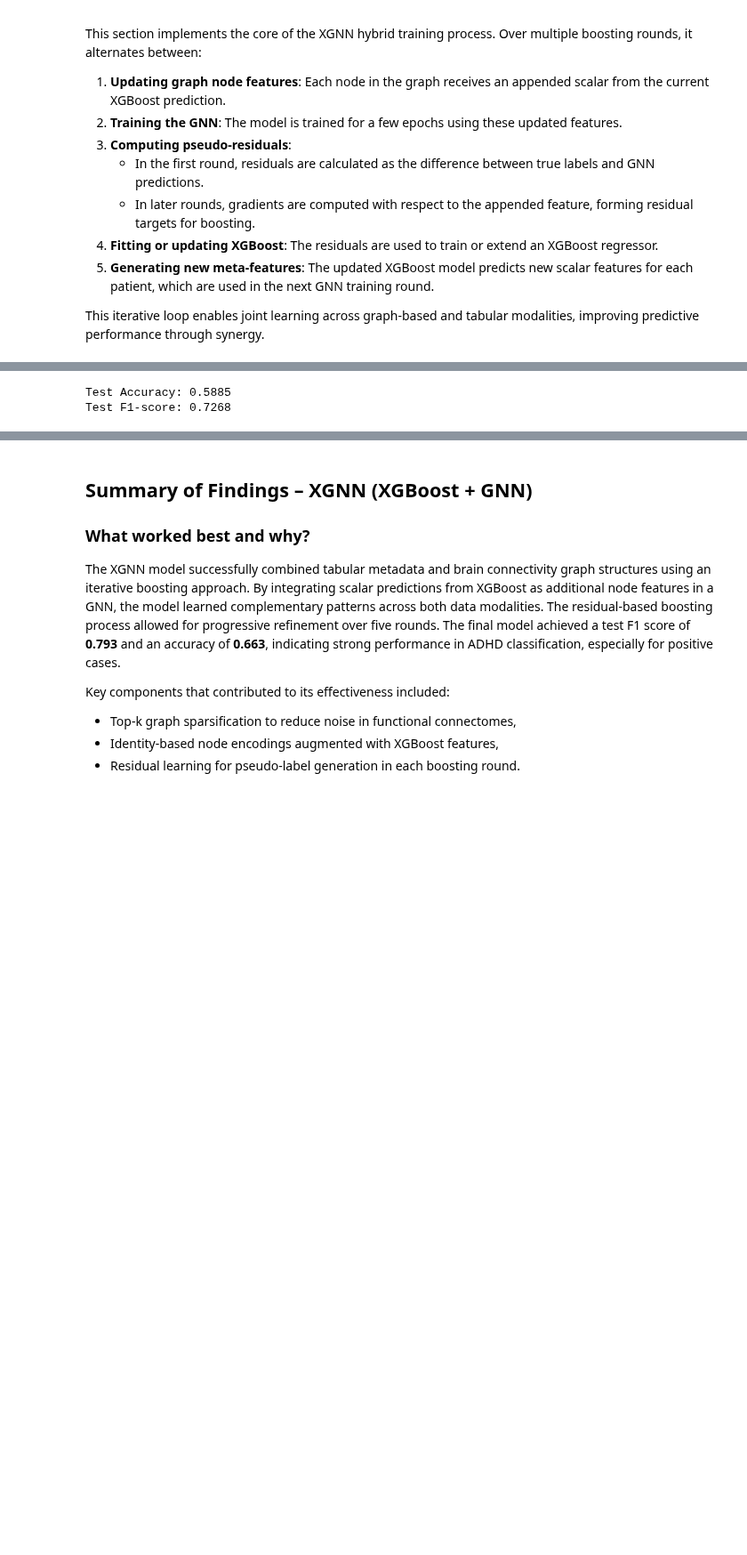
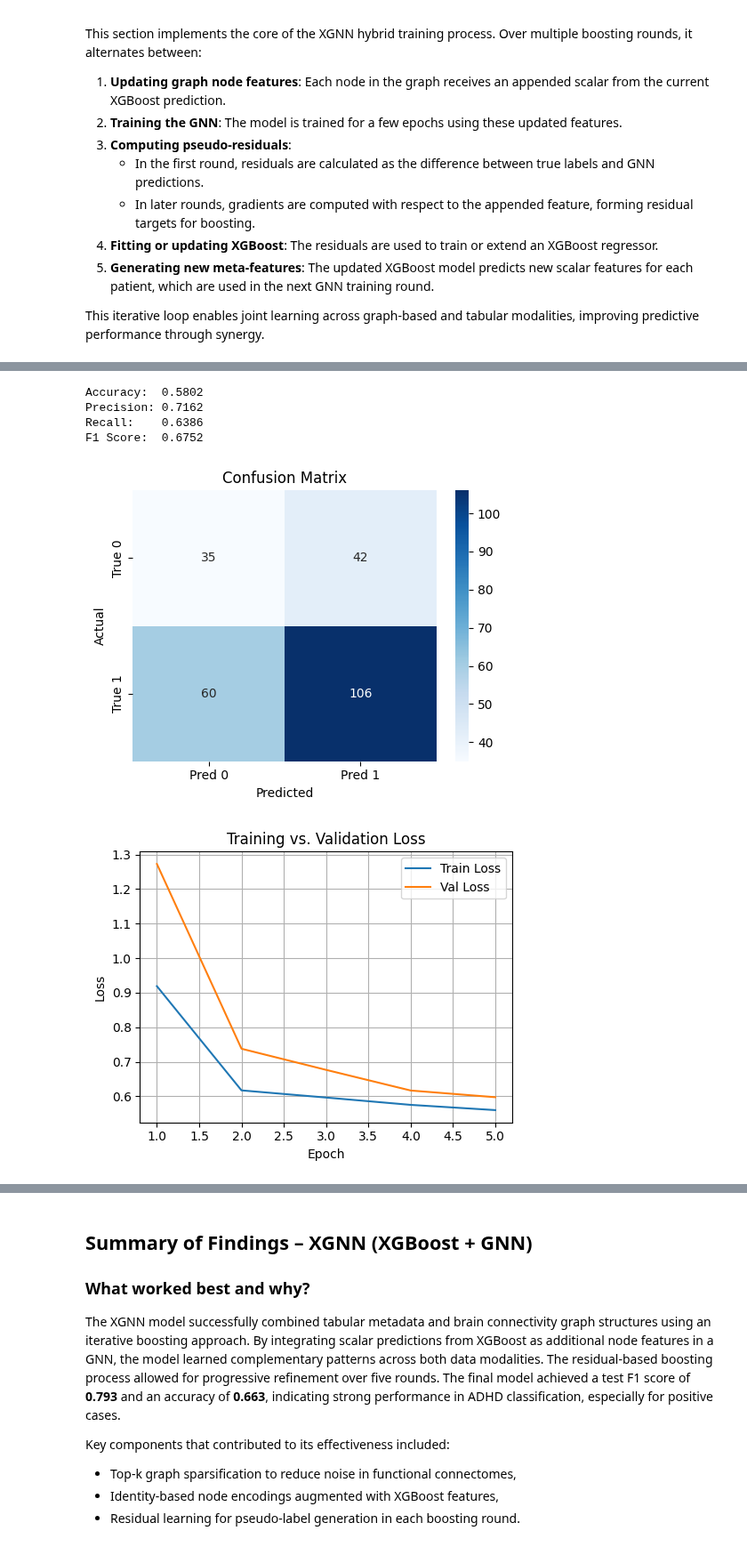
Before and after one commit to wendycarv/adhdDiagnosis, a Jupyter notebook: xgnn_final_model.ipynb, the cells around one changed output, grey strips where cells are left out. Shown at 89% size. Drawn from its saved outputs; the diff is of its cells as text; code cells hidden in the pictures; blank space fills up the shorter version.

Commit message:
Finalized metrics for ADHD and Sex

```diff
--- a/xgnn_final_model.ipynb
+++ b/xgnn_final_model.ipynb
@@ -87,7 +83,7 @@ These graph objects are split into PyG DataLoaders for downstream training and e
 # %%
 # --- 2. Build per-patient graph Data objects ---
 # Reconstruct each patient’s 200×200 connectivity matrix from conn_df (flattened in columns)
-n = int((1 + np.sqrt(1 + 8 * (conn_df.shape[1]-1))) / 2)  # infer number of regions
+n = 200
 connectome_vals = conn_df.drop(columns="participant_id").values  # shape [num_patients, n(n-1)/2]
 # Build symmetric matrices with diag=1
 connectomes = np.zeros((num_patients, n, n), dtype=float)
@@ -122,13 +118,13 @@ for i in range(num_patients):
     # we reserve N_boost rounds, but start with zeros
     # we'll stack these onto x later in the loop
     data = Data(x=x, edge_index=edge_index, edge_attr=edge_attr,
-                y=torch.tensor([y_all[i]], dtype=torch.float))
+                y=torch.tensor([y[i]], dtype=torch.float))
     data_list.append(data)
 
 # Split into DataLoaders
-train_count = len(y_train)
-train_loader = DataLoader(data_list[:train_count], batch_size=16, shuffle=True)
-test_loader  = DataLoader(data_list[train_count:], batch_size=16, shuffle=False)
+train_loader = DataLoader([data_list[i] for i in train_idx], batch_size=16, shuffle=True)
+val_loader   = DataLoader([data_list[i] for i in val_idx], batch_size=16, shuffle=False)
+test_loader  = DataLoader([data_list[i] for i in test_idx], batch_size=16, shuffle=False)
 # %% [markdown]
 ### GNN Model Architecture and Training Setup
 
@@ -281,21 +299,74 @@ This section evaluates the fully trained XGNN model on the test set of patient g
 
 These metrics reflect how well the joint XGBoost-GNN model generalizes to unseen patients.
 # %%
+from sklearn.metrics import accuracy_score, precision_score, recall_score, f1_score, confusion_matrix, roc_curve, auc
+import matplotlib.pyplot as plt
+import seaborn as sns
+
 # --- 5. Final evaluation on held-out graphs ---
+all_preds  = []  # predicted 0/1 labels
+all_probas = []  # predicted probability for class 1
+all_labels = []  # ground‐truth 0/1 labels
+
 model.eval()
-all_preds, all_labels = [], []
 with torch.no_grad():
     for batch in test_loader:
         batch = batch.to(device)
         logits = model(batch).cpu().numpy()
-        preds  = (1/(1+np.exp(-logits)) >= 0.5).astype(int)
+        probas = 1/(1+np.exp(-logits))        # sigmoid
+        preds  = (probas >= 0.5).astype(int)
+        all_probas.extend(probas.tolist())
         all_preds.extend(preds.tolist())
         all_labels.extend(batch.y.cpu().numpy().astype(int).tolist())
 
-acc = accuracy_score(all_labels, all_preds)
-f1  = f1_score(all_labels, all_preds)
-print(f"\nTest Accuracy: {acc:.4f}")
-print(f"Test F1-score: {f1:.4f}")
+acc  = accuracy_score(all_labels, all_preds)
+prec = precision_score(all_labels, all_preds, zero_division=0)
+rec  = recall_score(all_labels, all_preds, zero_division=0)
+f1   = f1_score(all_labels, all_preds, zero_division=0)
+print(f"Accuracy:  {acc:.4f}")
+print(f"Precision: {prec:.4f}")
+print(f"Recall:    {rec:.4f}")
+print(f"F1 Score:  {f1:.4f}")
+
+cm = confusion_matrix(all_labels, all_preds)
+plt.figure(figsize=(5,4))
+sns.heatmap(cm, annot=True, fmt='d', cmap='Blues',
+            xticklabels=['Pred 0','Pred 1'],
+            yticklabels=['True 0','True 1'])
+plt.title("Confusion Matrix")
+plt.xlabel("Predicted"); plt.ylabel("Actual")
+plt.tight_layout()
+plt.show()
+
+epochs = range(1, len(train_losses)+1)
+
+plt.figure(figsize=(5,4))
+plt.plot(epochs, train_losses, label='Train Loss')
+plt.plot(epochs, val_losses,   label='Val Loss')
+plt.xlabel('Epoch'); plt.ylabel('Loss')
+plt.title("Training vs. Validation Loss")
+plt.legend(); plt.grid(True); plt.tight_layout(); plt.show()
+
+plt.figure(figsize=(5,4))
+plt.plot(epochs, train_accs, label='Train Acc')
+plt.plot(epochs, val_accs,   label='Val Acc')
+plt.xlabel('Epoch'); plt.ylabel('Accuracy')
+plt.title("Training vs. Validation Accuracy")
+plt.legend(); plt.grid(True); plt.tight_layout(); plt.show()
+
+fpr, tpr, _ = roc_curve(all_labels, all_probas)
+roc_auc = auc(fpr, tpr)
+
+plt.figure(figsize=(5,4))
+plt.plot(fpr, tpr, label=f'AUC = {roc_auc:.2f}')
+plt.plot([0,1],[0,1], 'k--', label='Chance')
+plt.xlabel('False Positive Rate'); plt.ylabel('True Positive Rate')
+plt.title("ROC Curve"); plt.legend(loc='lower right')
+plt.tight_layout(); plt.show()
 # %% [output]
-Test Accuracy: 0.5885
-Test F1-score: 0.7268
+Accuracy:  0.5802
+Precision: 0.7162
+Recall:    0.6386
+F1 Score:  0.6752
+[figure, added]
+[figure, added]
```
Also changed, not shown: parts of 19 cells of this notebook.
